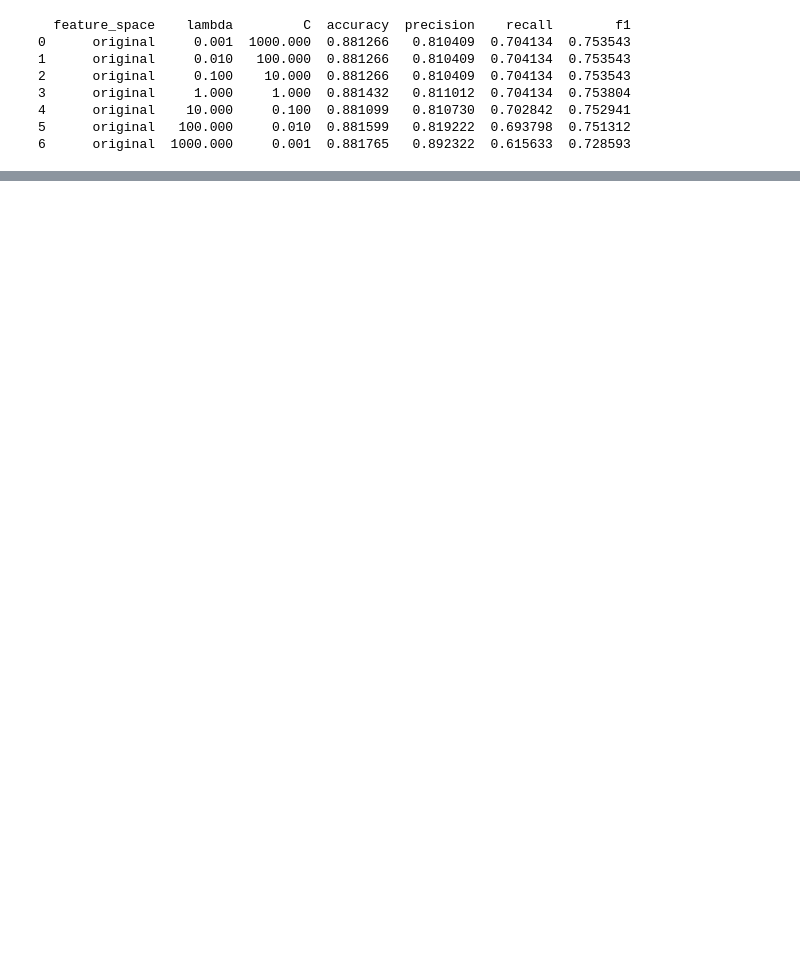
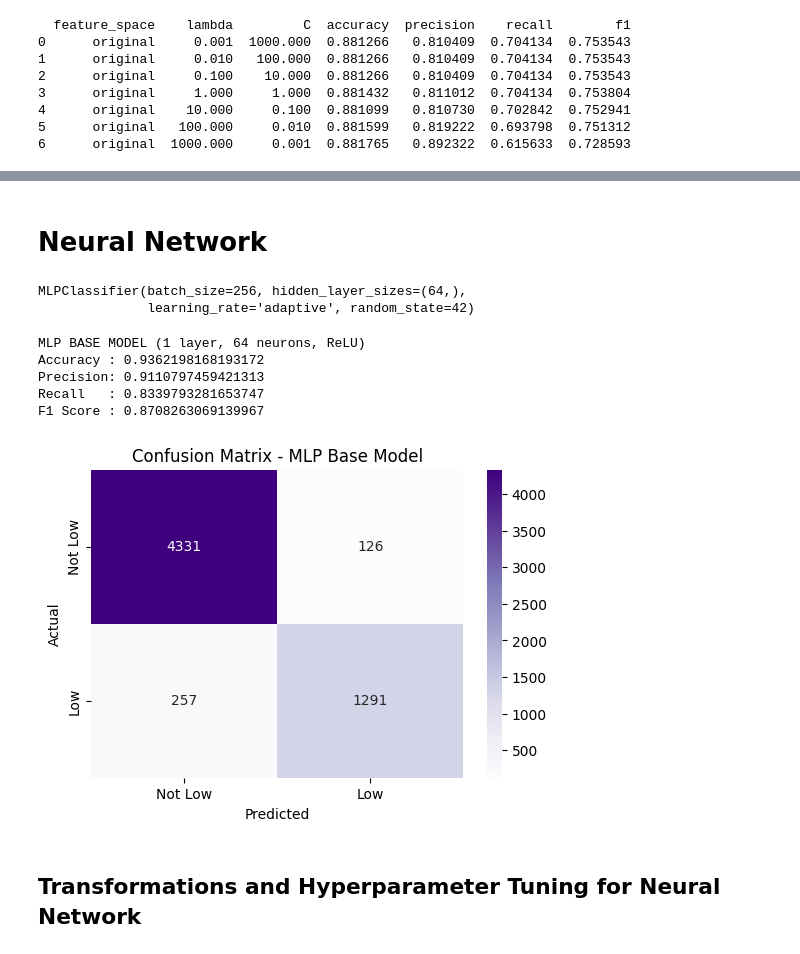
Before and after one commit to LooCodes/ML-Final-Project, a Jupyter notebook: final.ipynb, the cells around one changed output, grey strips where cells are left out. Cells and saved outputs as stored; diff of their text form; code cells hidden in the pictures; blank space fills up the shorter version.

```diff
--- a/final.ipynb
+++ b/final.ipynb
@@ -443,0 +520,54 @@ print(logreg_results_df)
+# %% [markdown]
+# Neural Network
+# %%
+
+mlp_base = MLPClassifier(
+    hidden_layer_sizes=(64,),   # 1 hidden layer with 64 neurons
+    activation="relu",
+    solver="adam",
+    alpha=1e-4,                 # baseline regularization
+    batch_size=256,
+    learning_rate="adaptive",
+    max_iter=200,
+    random_state=42,
+)
+
+mlp_base.fit(X_train_scaled, y_train)
+# %% [output]
+MLPClassifier(batch_size=256, hidden_layer_sizes=(64,),
+              learning_rate='adaptive', random_state=42)
+# %%
+y_pred_mlp_base = mlp_base.predict(X_val_scaled)
+
+acc  = accuracy_score(y_val, y_pred_mlp_base)
+prec = precision_score(y_val, y_pred_mlp_base)
+rec  = recall_score(y_val, y_pred_mlp_base)
+f1   = f1_score(y_val, y_pred_mlp_base)
+
+print("MLP BASE MODEL (1 layer, 64 neurons, ReLU)")
+print("Accuracy :", acc)
+print("Precision:", prec)
+print("Recall   :", rec)
+print("F1 Score :", f1)
+# %% [output]
+MLP BASE MODEL (1 layer, 64 neurons, ReLU)
+Accuracy : 0.9362198168193172
+Precision: 0.9110797459421313
+Recall   : 0.8339793281653747
+F1 Score : 0.8708263069139967
+# %%
+# Confusion matrix
+cm = confusion_matrix(y_val, y_pred_mlp_base)
+
+plt.figure(figsize=(6, 4))
+sns.heatmap(cm, annot=True, fmt="d", cmap="Purples",
+            xticklabels=["Not Low", "Low"],
+            yticklabels=["Not Low", "Low"])
+plt.xlabel("Predicted")
+plt.ylabel("Actual")
+plt.title("Confusion Matrix - MLP Base Model")
+plt.show()
+# %% [output]
+[figure, added]
+# %% [markdown]
+## Transformations and Hyperparameter Tuning for Neural Network
```
Also changed, not shown: parts of 28 cells of this notebook.
